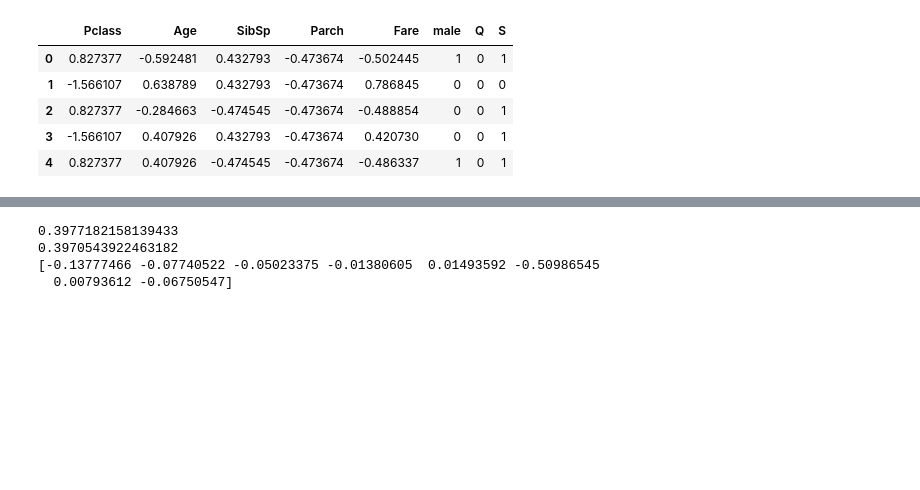
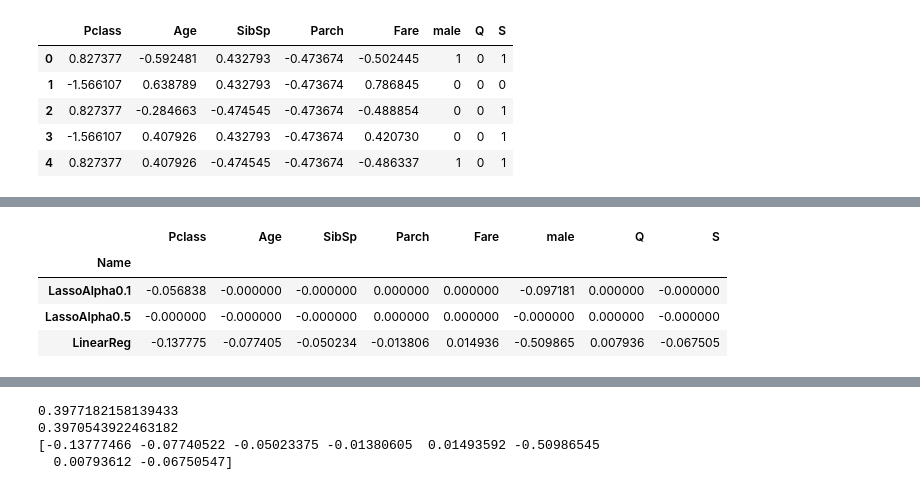
Before and after one commit to HardoModo/Dev10_Week9_Assessment, a Jupyter notebook: Shirley/lasso_titanic_feature_selection.ipynb, the cells around one changed output, grey strips where cells are left out. Cells and saved outputs as stored; diff of their text form; code cells hidden in the pictures; blank space fills up the shorter version.

Commit message:
Added a graph for feature selection tutorial for lasso with titanic dataset

```diff
--- a/Shirley/lasso_titanic_feature_selection.ipynb
+++ b/Shirley/lasso_titanic_feature_selection.ipynb
@@ -359,0 +337,86 @@ S: -0.0
+# %%
+
+newdf = pd.DataFrame()
+las = LassoCV(cv=5,random_state=0,alphas=[0.1])
+las.fit(Xt,yt)
+s=las.score(Xt,yt)
+t=las.score(Xv,yv)
+
+print(s)
+print(t)
+
+table =[(x,y) for x,y in zip(las.coef_,Xt.columns)]
+for i,cols in enumerate(Xt.columns):
+    dict = {cols:[las.coef_[i]]}
+    newdf = pd.concat([newdf,pd.DataFrame(dict)],axis=1)
+
+newdf['Name'] = "LassoAlpha0.1"
+display(newdf.head())
+for t in table:
+    print(f"{t[1]}: {t[0]}")
+
+
+
+
+
+las = LassoCV(cv=5,random_state=0,alphas=[0.5])
+las.fit(Xt,yt)
+s=las.score(Xt,yt)
+t=las.score(Xv,yv)
+
+print(s)
+print(t)
+newdf2 = pd.DataFrame()
+table =[(x,y) for x,y in zip(las.coef_,Xt.columns)]
+for i,cols in enumerate(Xt.columns):
+    dict = {cols:[las.coef_[i]]}
+    newdf2 = pd.concat([newdf2,pd.DataFrame(dict)],axis=1)
+
+newdf2['Name'] = "LassoAlpha0.5"
+
+for t in table:
+    print(f"{t[1]}: {t[0]}")
+
+
+las = LassoCV(cv=5,random_state=0,alphas=[0])
+las.fit(Xt,yt)
+s=las.score(Xt,yt)
+t=las.score(Xv,yv)
+
+print(s)
+print(t)
+
+print(las.coef_)
+newdf3 = pd.DataFrame()
+table =[(x,y) for x,y in zip(las.coef_,Xt.columns)]
+for i,cols in enumerate(Xt.columns):
+    dict = {cols:[las.coef_[i]]}
+    newdf3 = pd.concat([newdf3,pd.DataFrame(dict)],axis=1)
+
+newdf3['Name'] = "LinearReg"
+
+for t in table:
+    print(f"{t[1]}: {t[0]}")
+
+finaldf = pd.concat([newdf,newdf2],axis=0)
+finaldf = pd.concat([finaldf,newdf3],axis=0)
+finaldf.reset_index(inplace=True)
+display(finaldf.head())
+
+import plotly.express as px
+import plotly.graph_objects as go
+finaldf.index = finaldf["Name"]
+
+finaldf= finaldf.drop(["Name","index"],axis=1)
+cols = finaldf.columns
+display(finaldf)
+
+
+print(cols)
+
+fig = go.Figure(data=[
+
+    go.Bar(name=index, x=cols, y=row[:len(row)-1].map(lambda x: abs(x))) for index,row in finaldf.iterrows()]
+                )
+fig.show()
+# %% [output]
@@ -359,0 +465,5 @@ S: -0.0
+|  | Pclass | Age | SibSp | Parch | Fare | male | Q | S |
+| Name |  |  |  |  |  |  |  |  |
+| LassoAlpha0.1 | -0.056838 | -0.000000 | -0.000000 | 0.000000 | 0.000000 | -0.097181 | 0.000000 | -0.000000 |
+| LassoAlpha0.5 | -0.000000 | -0.000000 | -0.000000 | 0.000000 | 0.000000 | -0.000000 | 0.000000 | -0.000000 |
+| LinearReg | -0.137775 | -0.077405 | -0.050234 | -0.013806 | 0.014936 | -0.509865 | 0.007936 | -0.067505 |
```
Also changed, not shown: parts of 4 cells of this notebook.
